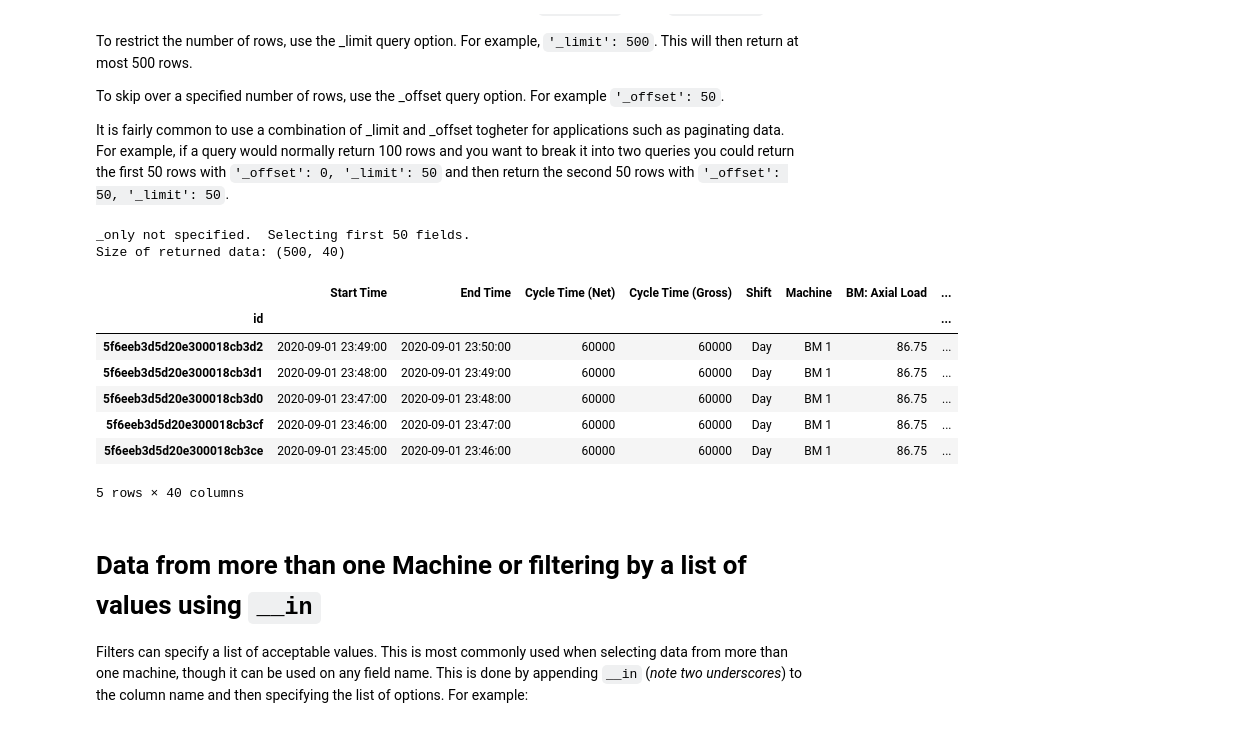
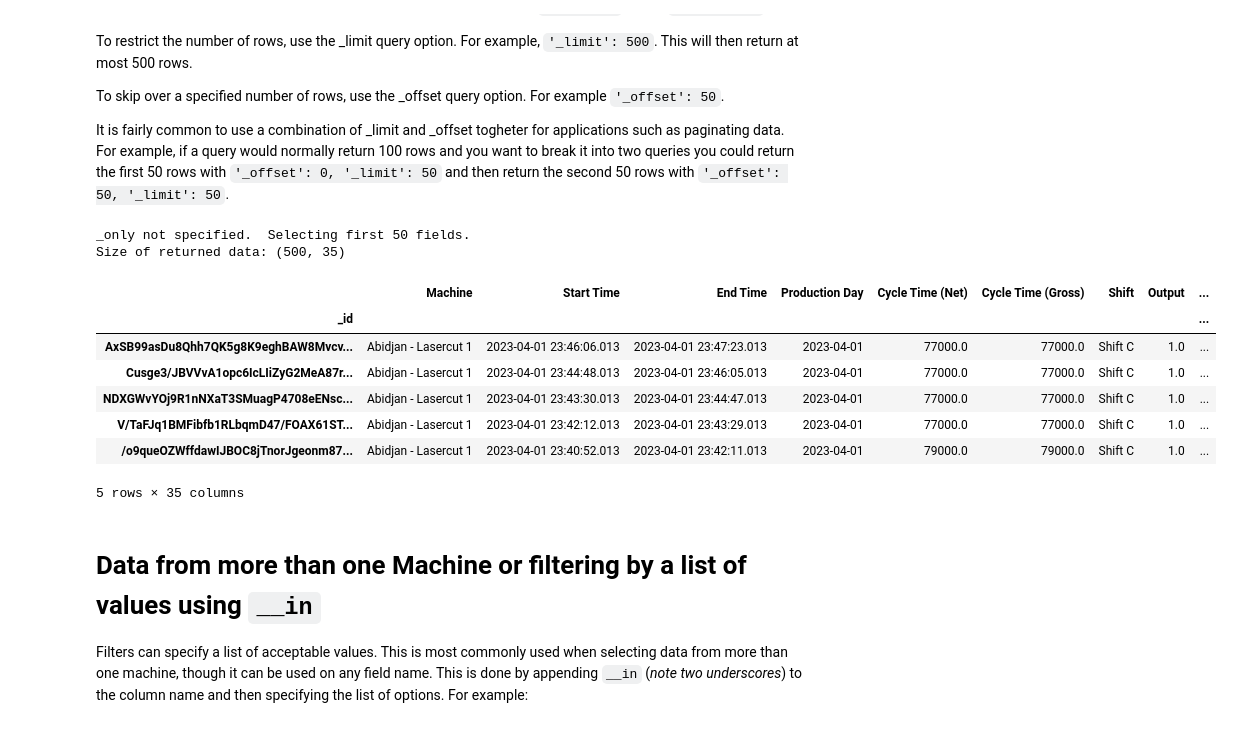
Before and after one commit to sightmachine/sightmachine-sdk, a Jupyter notebook: examples/Query Examples.ipynb, the cells around one changed output. Drawn from its saved outputs; the diff is of its cells as text; code cells hidden in the pictures.

```diff
--- a/examples/Query Examples.ipynb
+++ b/examples/Query Examples.ipynb
@@ -8,0 +11,10 @@ import pandas as pd
+# %%
+api_key = ''
+api_secret = ''
+cli = client.Client('demo')
+cli.login('apikey',
+          key_id = api_key,
+          secret_id = api_secret)
+
+types = cli.get_machine_type_names()
+types
@@ -12,15 +26,8 @@ import pandas as pd
 Cycles are the core data set in the SM Platform.  Cycles represent a unit of work on a machine and will contain a variety of data from sensors, quality managent systems, ERP, MES, etc.
 
 Each cycle is associate with a Machine and a range of time.  Each Machine has a machine type which determines the data schema.  So to query for cycle data, the first step is to lookup the machine type and then to lookup the specific machine(s) of that type.
-# %%
-cli = client.Client('tenant_name')
-cli.login('apikey',
-          key_id = 'key_name',
-          secret_id = 'secret_name')
-
-types = cli.get_machine_type_names()
-
-machine_type = types[0]
-machines = cli.get_machine_names(source_type=machine_type)
-
-columns = cli.get_machine_schema(machines[0])['display'].to_list()
+# %%
+# list machines of a specific type
+machine_type = types[2]
+machines = cli.get_machine_names(source_type=machine_type)
+machines
@@ -106,28 +153,28 @@ To skip over a specified number of rows, use the _offset query option.  For exam
 It is fairly common to use a combination of _limit and _offset togheter for applications such as paginating data.  For example, if a query would normally return 100 rows and you want to break it into two queries you could return the first 50 rows with `'_offset': 0, '_limit': 50` and then return the second 50 rows with `'_offset': 50, '_limit': 50`.
 # %%
 query = {'Machine': machines[0],
-         'End Time__gte' : datetime(2020, 9, 1),
-         'End Time__lte' : datetime(2020, 9, 2),
+         'End Time__gte' : datetime(2023, 4, 1),
+         'End Time__lte' : datetime(2023, 4, 2),
          '_order_by': '-End Time',
          '_offset': 10,
          '_limit': 500}
 df = cli.get_cycles(**query)
 
 print(f'Size of returned data: {df.shape}')
 
 # Notice in the returned data set that the first row is at 23:50 instead of midnight, becuase of the offset
 df.head()
 # %% [output]
 _only not specified.  Selecting first 50 fields.
-Size of returned data: (500, 40)
+Size of returned data: (500, 35)
-|  | Start Time | End Time | Cycle Time (Net) | Cycle Time (Gross) | Shift | Machine | BM: Axial Load | ... |
-| id |  |  |  |  |  |  |  | ... |
-| 5f6eeb3d5d20e300018cb3d2 | 2020-09-01 23:49:00 | 2020-09-01 23:50:00 | 60000 | 60000 | Day | BM 1 | 86.75 | ... |
-| 5f6eeb3d5d20e300018cb3d1 | 2020-09-01 23:48:00 | 2020-09-01 23:49:00 | 60000 | 60000 | Day | BM 1 | 86.75 | ... |
-| 5f6eeb3d5d20e300018cb3d0 | 2020-09-01 23:47:00 | 2020-09-01 23:48:00 | 60000 | 60000 | Day | BM 1 | 86.75 | ... |
-| 5f6eeb3d5d20e300018cb3cf | 2020-09-01 23:46:00 | 2020-09-01 23:47:00 | 60000 | 60000 | Day | BM 1 | 86.75 | ... |
-| 5f6eeb3d5d20e300018cb3ce | 2020-09-01 23:45:00 | 2020-09-01 23:46:00 | 60000 | 60000 | Day | BM 1 | 86.75 | ... |
+|  | Machine | Start Time | End Time | Production Day | Cycle Time (Net) | Cycle Time (Gross) | Shift | Output | ... |
+| _id |  |  |  |  |  |  |  |  | ... |
+| AxSB99asDu8Qhh7QK5g8K9eghBAW8Mvcv... | Abidjan - Lasercut 1 | 2023-04-01 23:46:06.013 | 2023-04-01 23:47:23.013 | 2023-04-01 | 77000.0 | 77000.0 | Shift C | 1.0 | ... |
+| Cusge3/JBVVvA1opc6IcLIiZyG2MeA87r... | Abidjan - Lasercut 1 | 2023-04-01 23:44:48.013 | 2023-04-01 23:46:05.013 | 2023-04-01 | 77000.0 | 77000.0 | Shift C | 1.0 | ... |
+| NDXGWvYOj9R1nNXaT3SMuagP4708eENsc... | Abidjan - Lasercut 1 | 2023-04-01 23:43:30.013 | 2023-04-01 23:44:47.013 | 2023-04-01 | 77000.0 | 77000.0 | Shift C | 1.0 | ... |
+| V/TaFJq1BMFibfb1RLbqmD47/FOAX61ST... | Abidjan - Lasercut 1 | 2023-04-01 23:42:12.013 | 2023-04-01 23:43:29.013 | 2023-04-01 | 77000.0 | 77000.0 | Shift C | 1.0 | ... |
+| /o9queOZWffdawIJBOC8jTnorJgeonm87... | Abidjan - Lasercut 1 | 2023-04-01 23:40:52.013 | 2023-04-01 23:42:11.013 | 2023-04-01 | 79000.0 | 79000.0 | Shift C | 1.0 | ... |
-5 rows × 40 columns
+5 rows × 35 columns
 # %% [markdown]
 # Data from more than one Machine or filtering by a list of values using `__in`
 
```
Also changed, not shown: parts of 30 cells of this notebook.
